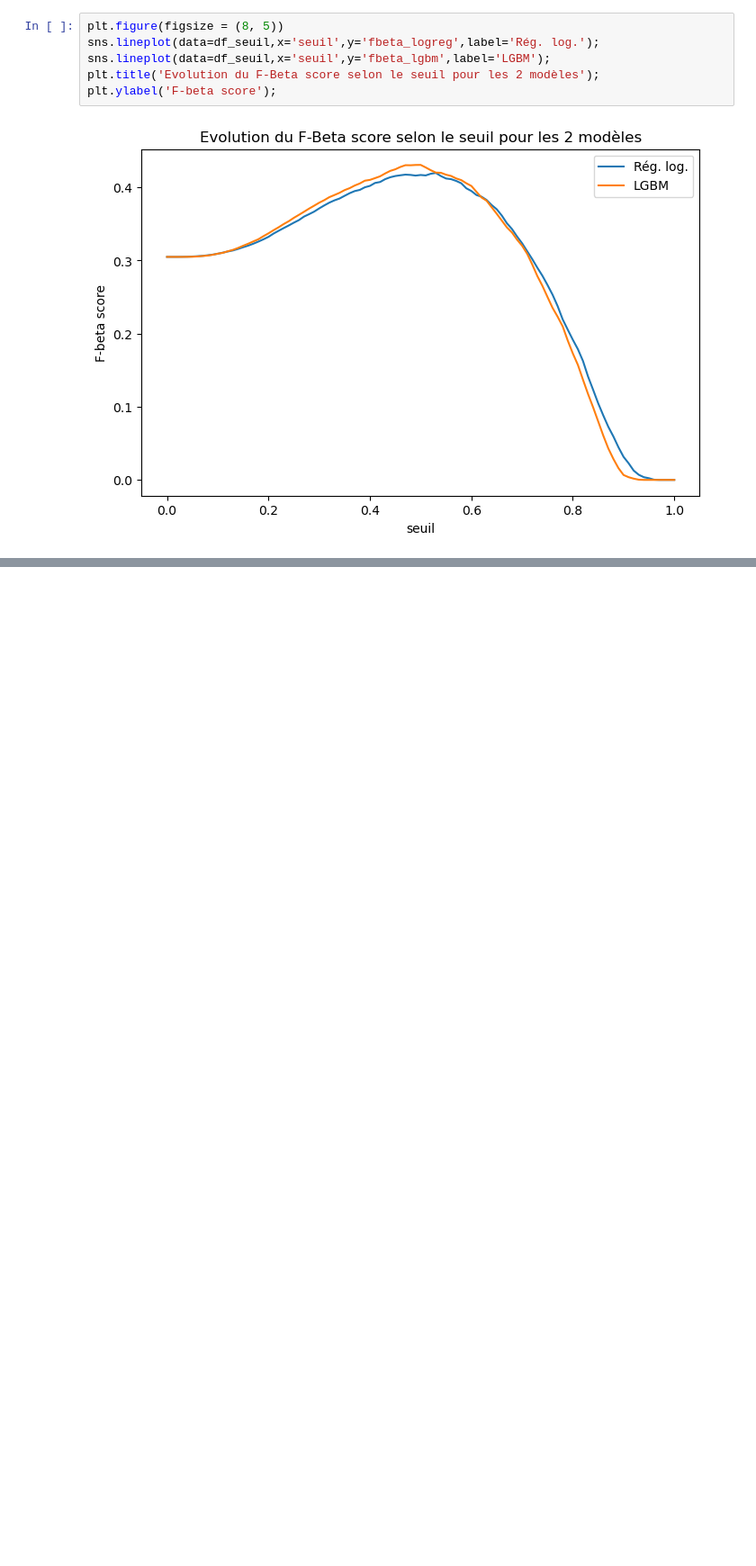
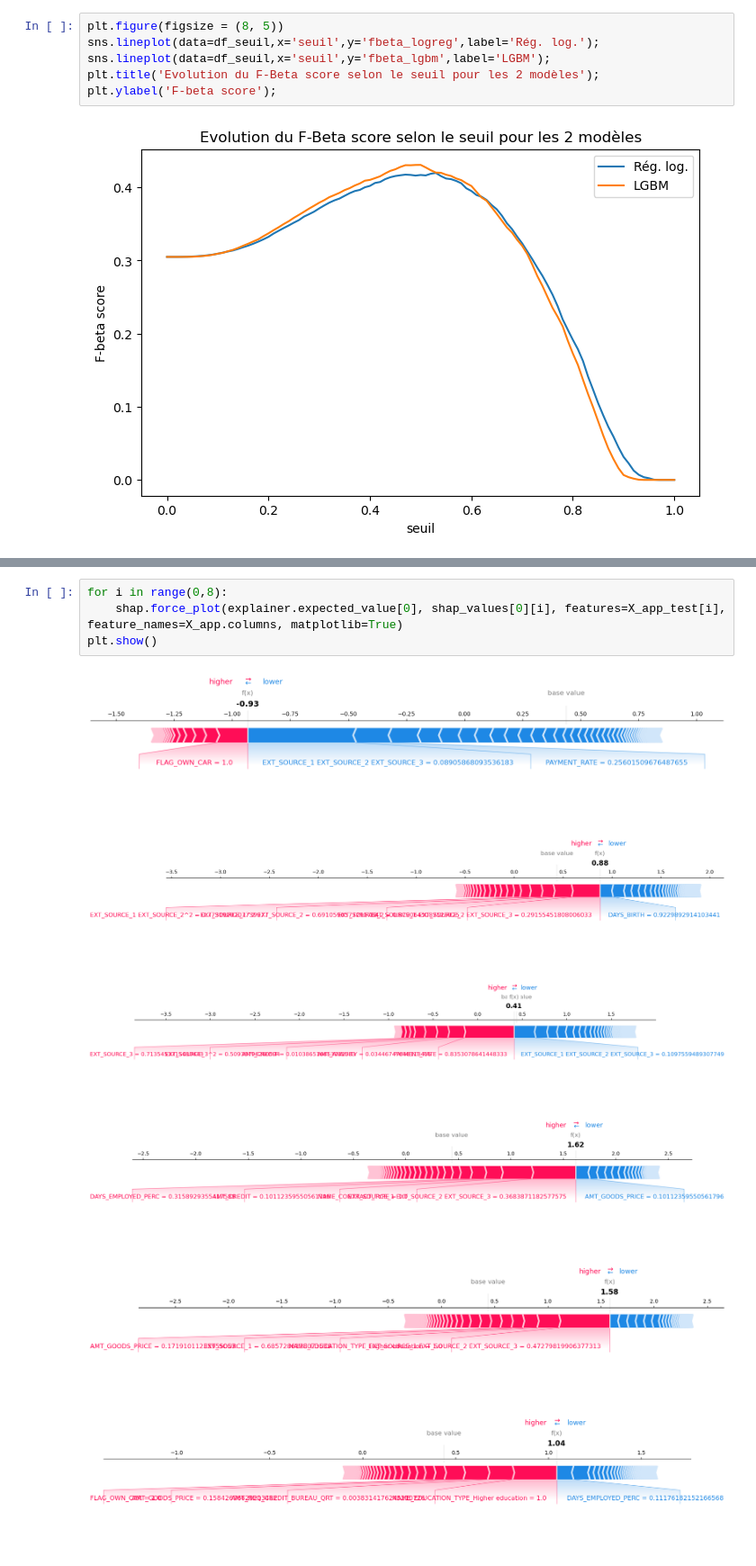
Before and after one commit to StevPav/OCR_Data_Scientist_P7, a Jupyter notebook: P7_01_notebook.ipynb, the cells around one changed output, grey strips where cells are left out. Shown at 90% size. Cells and saved outputs as stored; diff of their text form; blank space fills up the shorter version.

```diff
--- a/P7_01_notebook.ipynb
+++ b/P7_01_notebook.ipynb
@@ -1080,0 +1111,11 @@ seuil pour valeur max LGBM: 0.5
+# %%
+for i in range(0,8):
+    shap.force_plot(explainer.expected_value[0], shap_values[0][i], features=X_app_test[i], feature_names=X_app.columns, matplotlib=True)
+plt.show()
+# %% [output]
+[figure, added]
+[figure, added]
+[figure, added]
+[figure, added]
+[figure, added]
+[figure, added]
```
Also changed, not shown: parts of 20 cells of this notebook.
